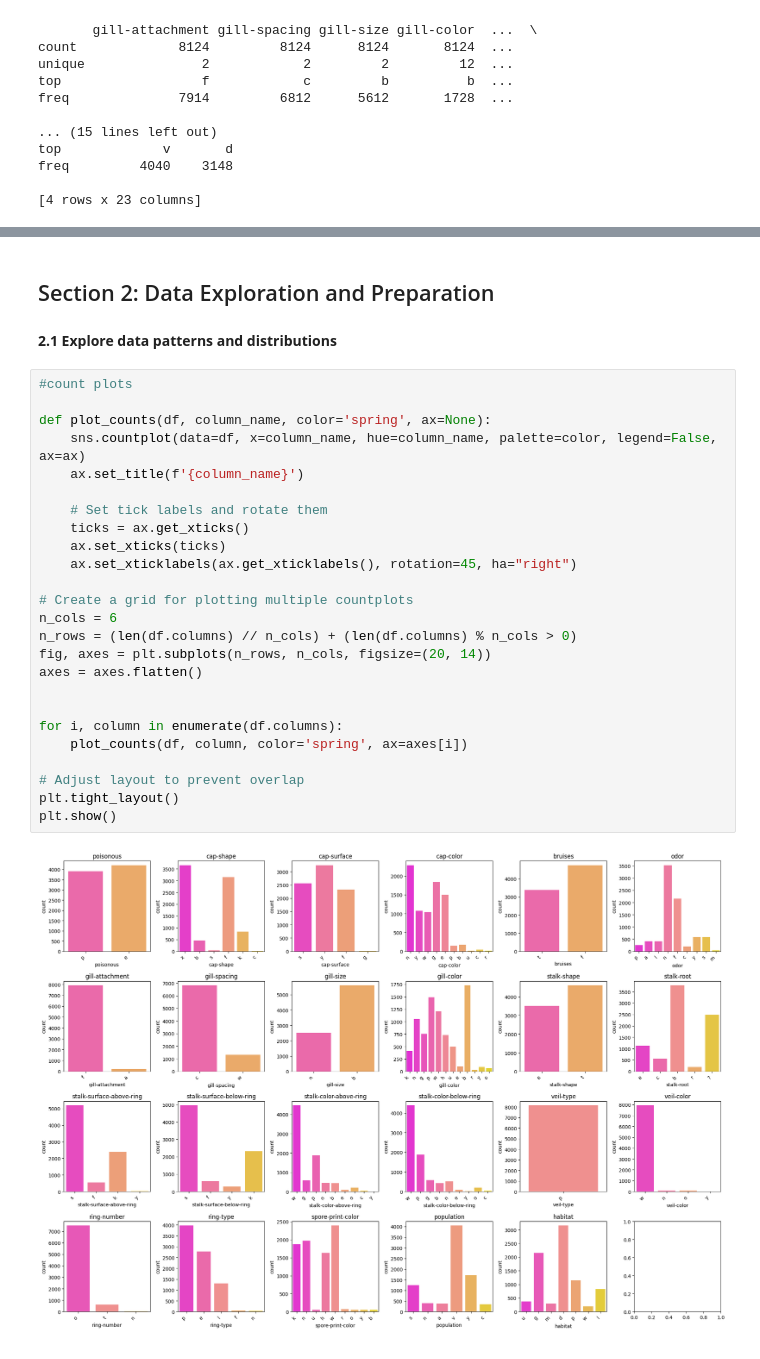
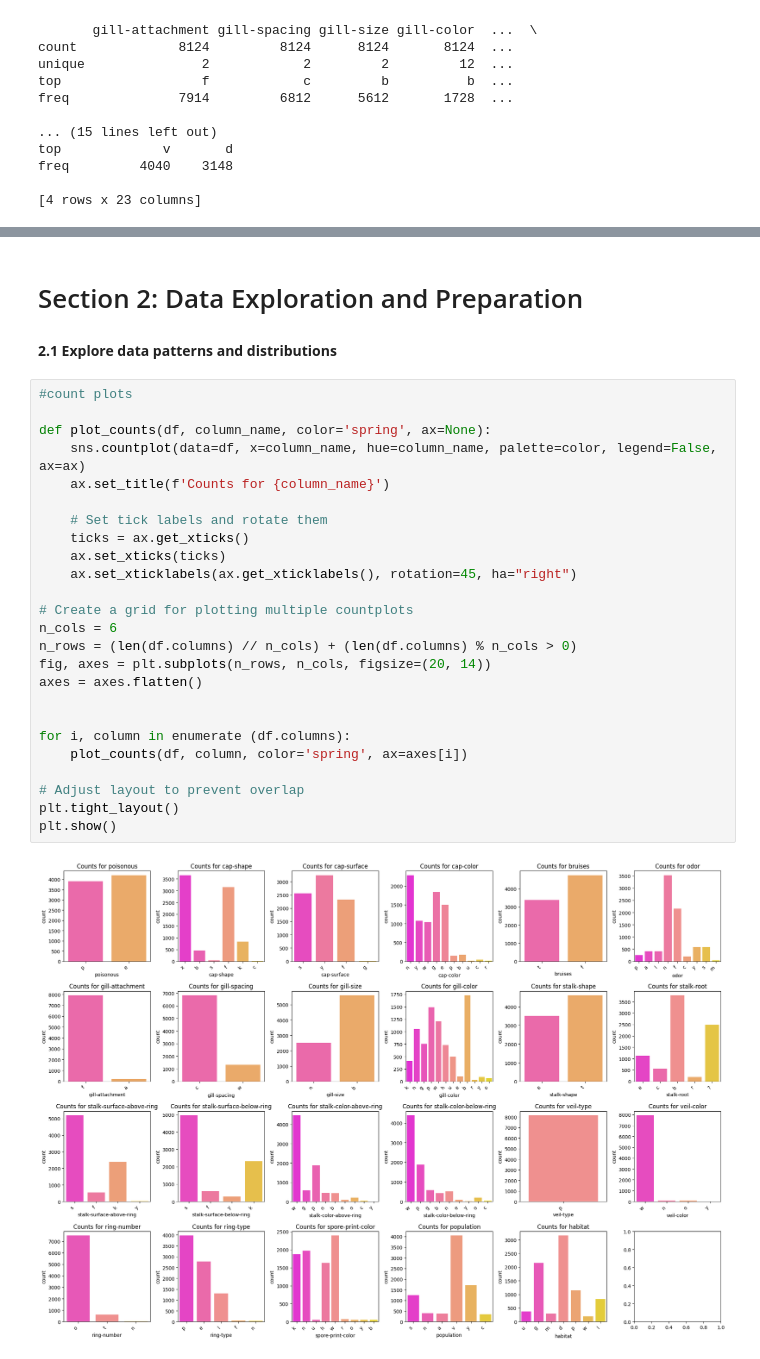
Before and after one commit to mindy0cruz/applied-ml-mcruz, a Jupyter notebook: midterm/classification_mcruz.ipynb, the cells around one changed output, grey strips where cells are left out. Drawn from its saved outputs; the diff is of its cells as text.

Commit message:
section 2

```diff
--- a/midterm/classification_mcruz.ipynb
+++ b/midterm/classification_mcruz.ipynb
@@ -153,31 +153,31 @@ __Reflection 1:__
 # %% [markdown]
-## Section 2: Data Exploration and Preparation
+# Section 2: Data Exploration and Preparation
 # %% [markdown]
 __2.1 Explore data patterns and distributions__
 # %%
 #count plots
 
 def plot_counts(df, column_name, color='spring', ax=None):
     sns.countplot(data=df, x=column_name, hue=column_name, palette=color, legend=False, ax=ax)
-    ax.set_title(f'{column_name}')
+    ax.set_title(f'Counts for {column_name}')
 
     # Set tick labels and rotate them
     ticks = ax.get_xticks()
     ax.set_xticks(ticks)
     ax.set_xticklabels(ax.get_xticklabels(), rotation=45, ha="right")
 
 # Create a grid for plotting multiple countplots
 n_cols = 6
 n_rows = (len(df.columns) // n_cols) + (len(df.columns) % n_cols > 0)
 fig, axes = plt.subplots(n_rows, n_cols, figsize=(20, 14))
 axes = axes.flatten()
 
 
-for i, column in enumerate(df.columns):
+for i, column in enumerate (df.columns):
     plot_counts(df, column, color='spring', ax=axes[i])
 
 # Adjust layout to prevent overlap
 plt.tight_layout()
 plt.show()
 # %% [output]
-[figure, old version]
+[figure, new version]
```
Also changed, not shown: parts of 9 cells of this notebook.
